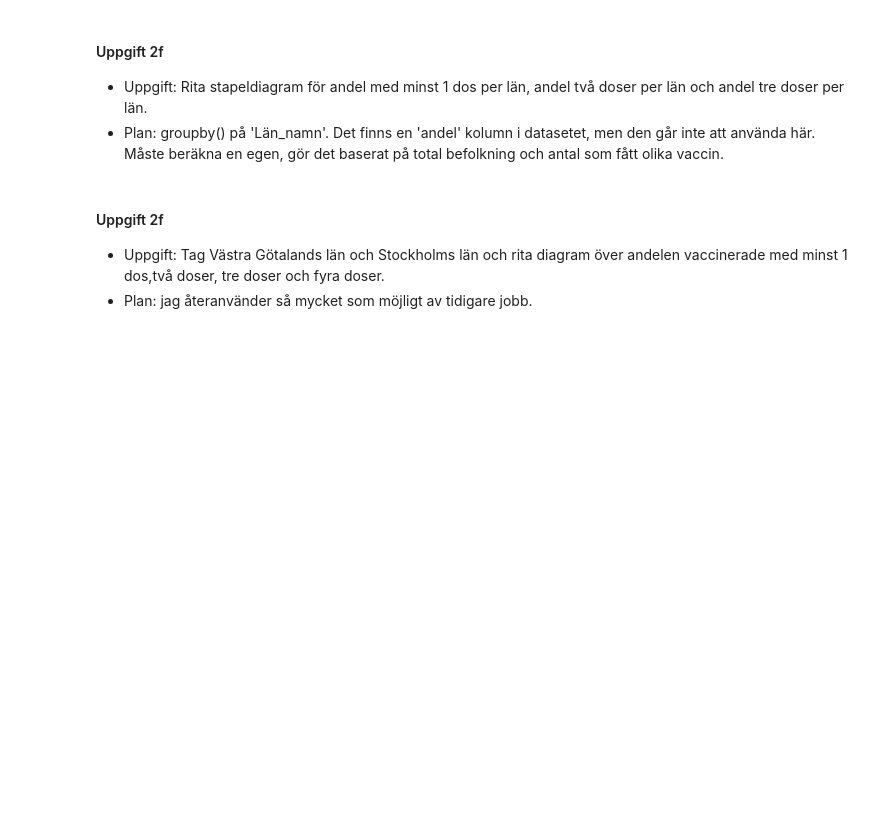
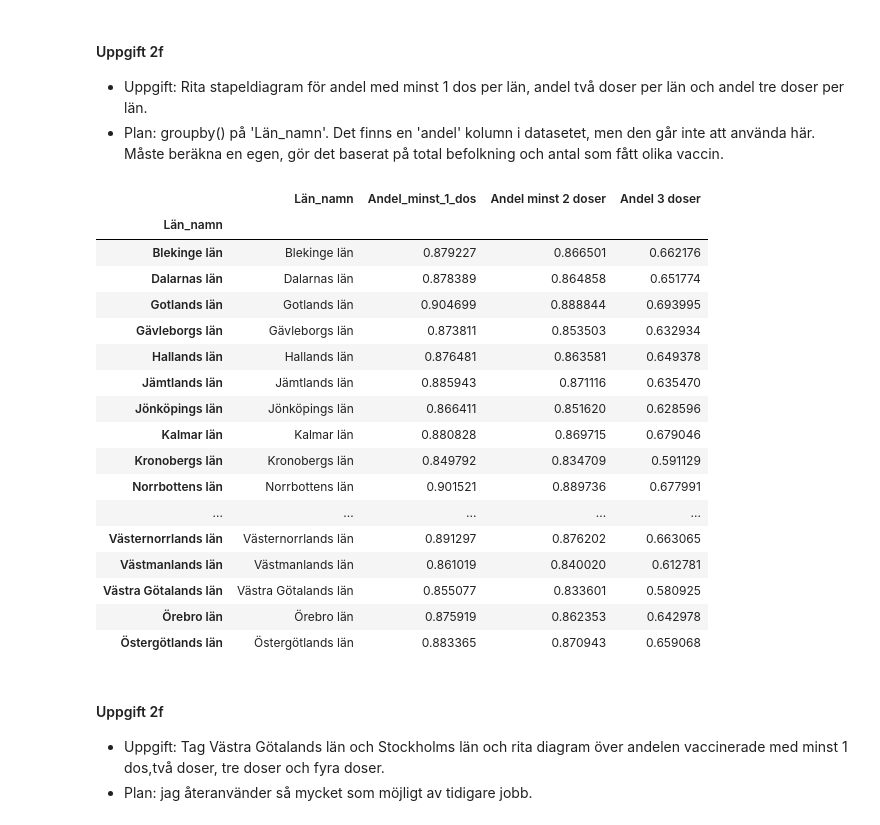
Before and after one commit to dancla240/Databehandling_Daniel_Claesson, a Jupyter notebook: Lab1/Lab1_Daniel_Claesson.ipynb, the cells around one changed output. Saved outputs shown, nothing was run; the diff lists cells and outputs as text; code cells hidden in the pictures; blank space fills up the shorter version.

```diff
--- a/Lab1/Lab1_Daniel_Claesson.ipynb
+++ b/Lab1/Lab1_Daniel_Claesson.ipynb
@@ -403,9 +403,30 @@ fig.write_html("Visualiseringar/2e_åldersfördelning.html")
 # %%
 gbdf_county = vaccin.groupby('Län_namn')
 min_1_shot = gbdf_county['Antal minst 1 dos'].sum()/gbdf_county['Befolkning'].sum() # Serie
+#min_1_shot
 min_2_shot = gbdf_county['Antal minst 2 doser'].sum()/gbdf_county['Befolkning'].sum() # Serie
 min_3_shot = gbdf_county['Antal 3 doser'].sum()/gbdf_county['Befolkning'].sum() # Serie
 min_1_shot_toplot = pd.DataFrame({'Län_namn': min_1_shot.index, 'Andel_minst_1_dos':min_1_shot.values, 'Andel minst 2 doser': min_2_shot.values, 'Andel 3 doser': min_3_shot})
+min_1_shot_toplot.head(25)
+# %% [output]
+|  | Län_namn | Andel_minst_1_dos | Andel minst 2 doser | Andel 3 doser |
+| Län_namn |  |  |  |  |
+| Blekinge län | Blekinge län | 0.879227 | 0.866501 | 0.662176 |
+| Dalarnas län | Dalarnas län | 0.878389 | 0.864858 | 0.651774 |
+| Gotlands län | Gotlands län | 0.904699 | 0.888844 | 0.693995 |
+| Gävleborgs län | Gävleborgs län | 0.873811 | 0.853503 | 0.632934 |
+| Hallands län | Hallands län | 0.876481 | 0.863581 | 0.649378 |
+| Jämtlands län | Jämtlands län | 0.885943 | 0.871116 | 0.635470 |
+| Jönköpings län | Jönköpings län | 0.866411 | 0.851620 | 0.628596 |
+| Kalmar län | Kalmar län | 0.880828 | 0.869715 | 0.679046 |
+| Kronobergs län | Kronobergs län | 0.849792 | 0.834709 | 0.591129 |
+| Norrbottens län | Norrbottens län | 0.901521 | 0.889736 | 0.677991 |
+| ... | ... | ... | ... | ... |
+| Västernorrlands län | Västernorrlands län | 0.891297 | 0.876202 | 0.663065 |
+| Västmanlands län | Västmanlands län | 0.861019 | 0.840020 | 0.612781 |
+| Västra Götalands län | Västra Götalands län | 0.855077 | 0.833601 | 0.580925 |
+| Örebro län | Örebro län | 0.875919 | 0.862353 | 0.642978 |
+| Östergötlands län | Östergötlands län | 0.883365 | 0.870943 | 0.659068 |
 # %%
 fig = px.bar(min_1_shot_toplot, x='Län_namn', y=['Andel_minst_1_dos','Andel minst 2 doser','Andel 3 doser'], barmode='group', title='Andel av befolkningen med minst 1 dos, minst 2 doser och 3 doser, per län.')
 fig.show()
```
Also changed, not shown: parts of 23 cells of this notebook.
